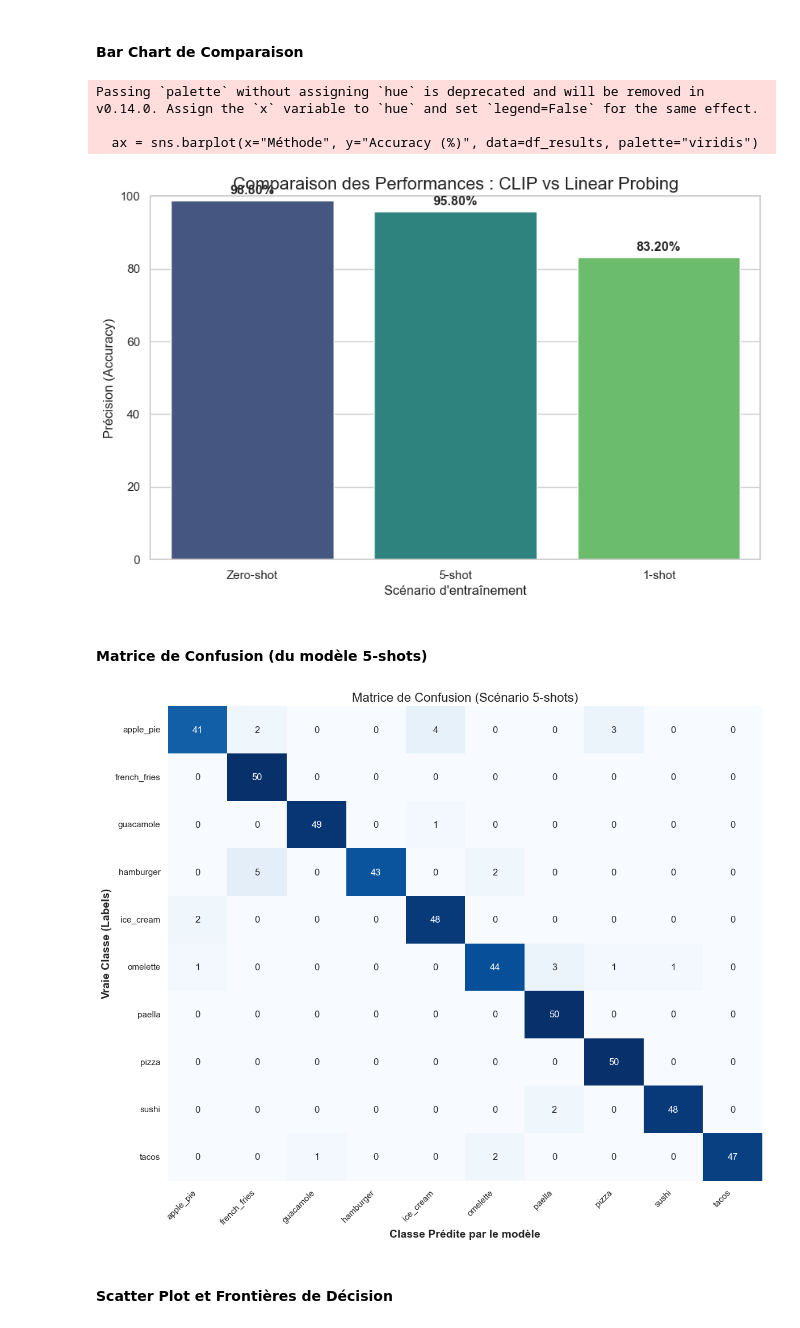
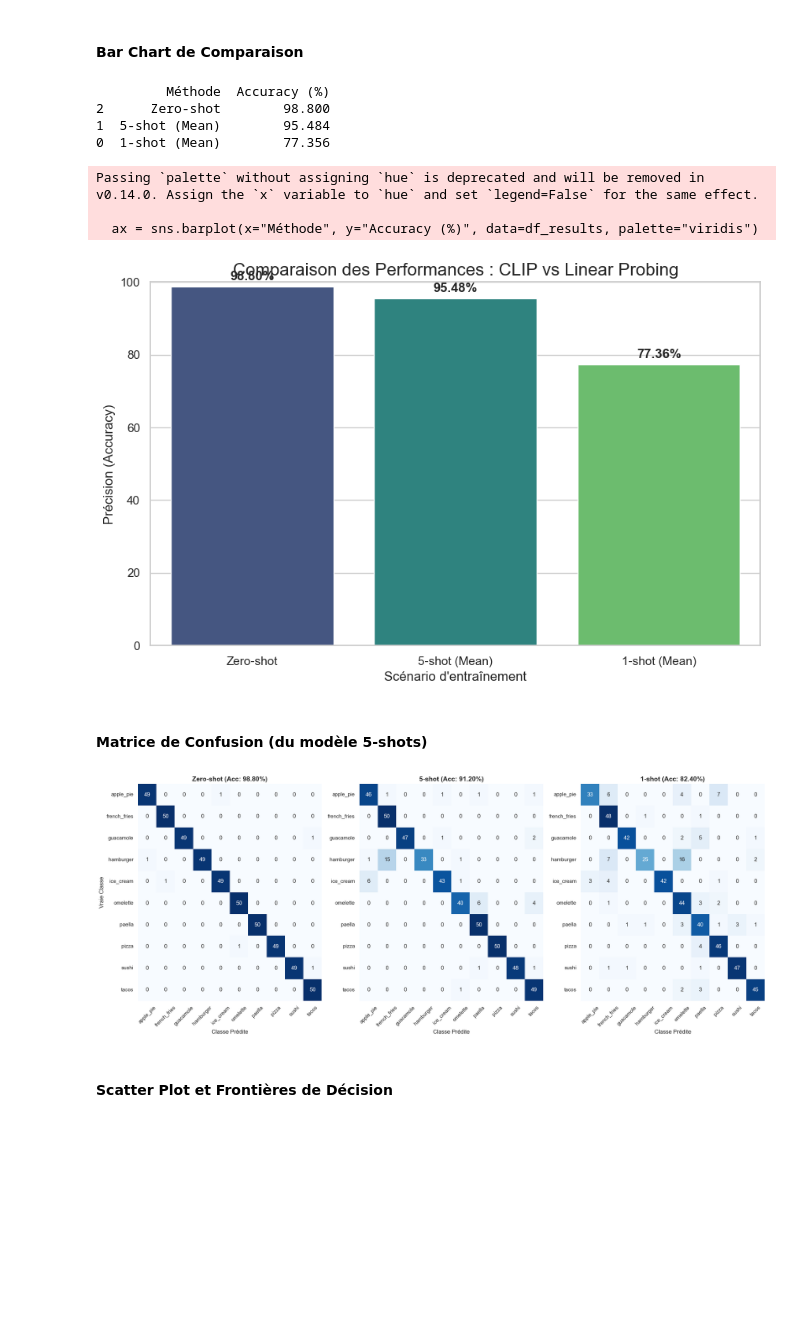
Before and after one commit to farahamorri/SemantiCLIP, a Jupyter notebook: SemantiCLIP.ipynb, the cells around one changed output. Cells and saved outputs as stored; diff of their text form; code cells hidden in the pictures; blank space fills up the shorter version.

```diff
--- a/SemantiCLIP.ipynb
+++ b/SemantiCLIP.ipynb
@@ -115,11 +159,3 @@ Total images : 2000 (Train) / 500 (Test)
 4. Calculer l'Accuracy : Comparer ces prédictions aux vrais labels.
 # %% [markdown]
 #### 1. Préparation des prompts
-# %%
-# On récupère l'ordre exact des classes chargées par ImageFolder
-class_names = test_ds.classes
-print(f"Ordre des classes : {class_names}")
-
-# Création des prompts avec un template
-templates = [f"a photo of {c}, a type of food" for c in class_names]
-print(f"Exemple de prompt : {templates[0]}")
@@ -142,0 +235,6 @@ Dimensions des features texte : torch.Size([10, 512])
+# %%
+# Calcul des features textuelles
+text_features = encode_text_with_ensemble(model, class_names, clip_templates, device)
+
+print(f"Dimensions des features texte : {text_features.shape}")
+# Doit afficher : torch.Size([10, 512]) comme avant [cite: 104]
@@ -339,6 +547,7 @@ Données prêtes pour la visualisation.
 df_results = pd.DataFrame(list(results.items()), columns=['Méthode', 'Accuracy (%)'])
 # On trie pour avoir un ordre logique (Zero -> 1 -> 5)
 df_results = df_results.sort_values(by='Méthode', ascending=False)
+print(df_results.head())
 
 plt.figure(figsize=(10, 6))
 
@@ -360,36 +569,59 @@ plt.ylabel('Précision (Accuracy)', fontsize=12)
 plt.xlabel('Scénario d\'entraînement', fontsize=12)
 plt.show()
 # %% [output]
-Passing `palette` without assigning `hue` is deprecated and will be removed in v0.14.0. Assign the `x` variable to `hue` and set `legend=False` for the same effect.
-
-  ax = sns.barplot(x="Méthode", y="Accuracy (%)", data=df_results, palette="viridis")
+         Méthode  Accuracy (%)
+2      Zero-shot        98.800
+1  5-shot (Mean)        95.484
+0  1-shot (Mean)        77.356
+Passing `palette` without assigning `hue` is deprecated and will be removed in v0.14.0. Assign the `x` variable to `hue` and set `legend=False` for the same effect.
+
+  ax = sns.barplot(x="Méthode", y="Accuracy (%)", data=df_results, palette="viridis")
-[figure, old version]
+[figure, new version]
 # %% [markdown]
 #### Matrice de Confusion (du modèle 5-shots)
 # %%
-# Calcul de la matrice de confusion sur le modèle 5-shots
-cm = confusion_matrix(test_labels, y_pred_best)
+cm_zero = confusion_matrix(test_labels, preds_zeroshot)
+cm_five = confusion_matrix(test_labels, preds_5shot)
+cm_one = confusion_matrix(test_labels, preds_1shot)
 
-plt.figure(figsize=(12, 10))
+# --- 4. Plotting Combiné ---
+fig, axes = plt.subplots(1, 3, figsize=(20, 8))
 
-# Création de la heatmap
-sns.heatmap(cm, annot=True, fmt='d', cmap='Blues',
-            xticklabels=class_names,
-            yticklabels=class_names,
-            cbar=False) # 'd' pour entier (integer), cbar=False enlève la barre de couleur latérale
+# Définition des paramètres communs pour le style
+heatmap_args = {
+    'annot': True,
+    'fmt': 'd',
+    'cmap': 'Blues',
+    'cbar': False,
+    'xticklabels': class_names,
+    'yticklabels': class_names
+}
 
-plt.title('Matrice de Confusion (Scénario 5-shots)', fontsize=16)
-plt.ylabel('Vraie Classe (Labels)', fontsize=14, fontweight='bold')
-plt.xlabel('Classe Prédite par le modèle', fontsize=14, fontweight='bold')
+# Plot 1 : Zero-shot
+sns.heatmap(cm_zero, ax=axes[0], **heatmap_args)
+axes[0].set_title(f"Zero-shot (Acc: {(test_labels == preds_zeroshot).mean()*100:.2f}%)", fontsize=14, fontweight='bold')
+axes[0].set_ylabel('Vraie Classe', fontsize=12)
+axes[0].set_xlabel('Classe Prédite', fontsize=12)
+axes[0].tick_params(axis='x', rotation=45)
 
-# Rotation des labels pour qu'ils soient lisibles
-plt.xticks(rotation=45, ha='right')
-plt.yticks(rotation=0)
+# Plot 2 : 5-shot
+sns.heatmap(cm_five, ax=axes[1], **heatmap_args)
+axes[1].set_title(f"5-shot (Acc: {(test_labels == preds_5shot).mean()*100:.2f}%)", fontsize=14, fontweight='bold')
+axes[1].set_ylabel('') # Pas besoin de répéter
+axes[1].set_xlabel('Classe Prédite', fontsize=12)
+axes[1].tick_params(axis='x', rotation=45)
 
-plt.tight_layout() # Ajuste les marges pour que rien ne soit coupé
+# Plot 3 : 1-shot
+sns.heatmap(cm_one, ax=axes[2], **heatmap_args)
+axes[2].set_title(f"1-shot (Acc: {(test_labels == preds_1shot).mean()*100:.2f}%)", fontsize=14, fontweight='bold')
+axes[2].set_ylabel('') # Pas besoin de répéter
+axes[2].set_xlabel('Classe Prédite', fontsize=12)
+axes[2].tick_params(axis='x', rotation=45)
+
+plt.tight_layout()
 plt.show()
 # %% [output]
-[figure, old version]
+[figure, new version]
 # %% [markdown]
 #### Scatter Plot et Frontières de Décision
 # %%
```
Also changed, not shown: parts of 16 cells of this notebook.
